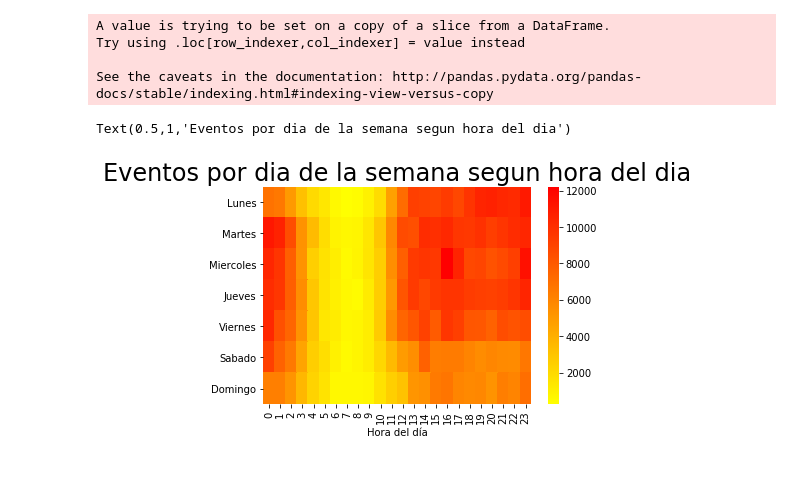
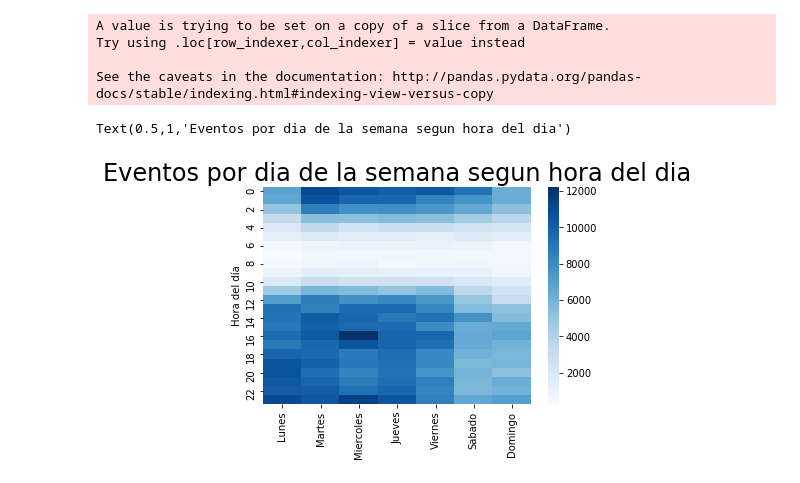
Before and after one commit to javier2409/TP1Datos2C2018, a Jupyter notebook: Analisis Temporal.ipynb, the cells around one changed output. Saved outputs shown, nothing was run; the diff lists cells and outputs as text; code cells hidden in the pictures.

Commit message:
el heatmap

```diff
--- a/Analisis Temporal.ipynb
+++ b/Analisis Temporal.ipynb
@@ -101,12 +101,13 @@ Try using .loc[row_indexer,col_indexer] = value instead
 
 See the caveats in the documentation: http://pandas.pydata.org/pandas-docs/stable/indexing.html#indexing-view-versus-copy
 # %%
-hmp = diahora.pivot_table(index='diasemana',columns='horaDelDia',values='suma',aggfunc='sum')
-hmp.index = ['Lunes','Martes','Miercoles','Jueves','Viernes','Sabado','Domingo']
+hmp = diahora.pivot_table(index='horaDelDia',columns='diasemana',values='suma',aggfunc='sum')
+hmp.columns = ['Lunes','Martes','Miercoles','Jueves','Viernes','Sabado','Domingo']
+hmp = hmp.sort_index(ascending=True)
 # %%
-g = sns.heatmap(hmp,cmap='autumn_r')
-g.set_xlabel('Hora del día')
+g = sns.heatmap(hmp,cmap='Blues')
+g.set_ylabel('Hora del día')
 g.set_title('Eventos por dia de la semana segun hora del dia',size=24)
 # %% [output]
 Text(0.5,1,'Eventos por dia de la semana segun hora del dia')
-[figure, old version]
+[figure, new version]
```
